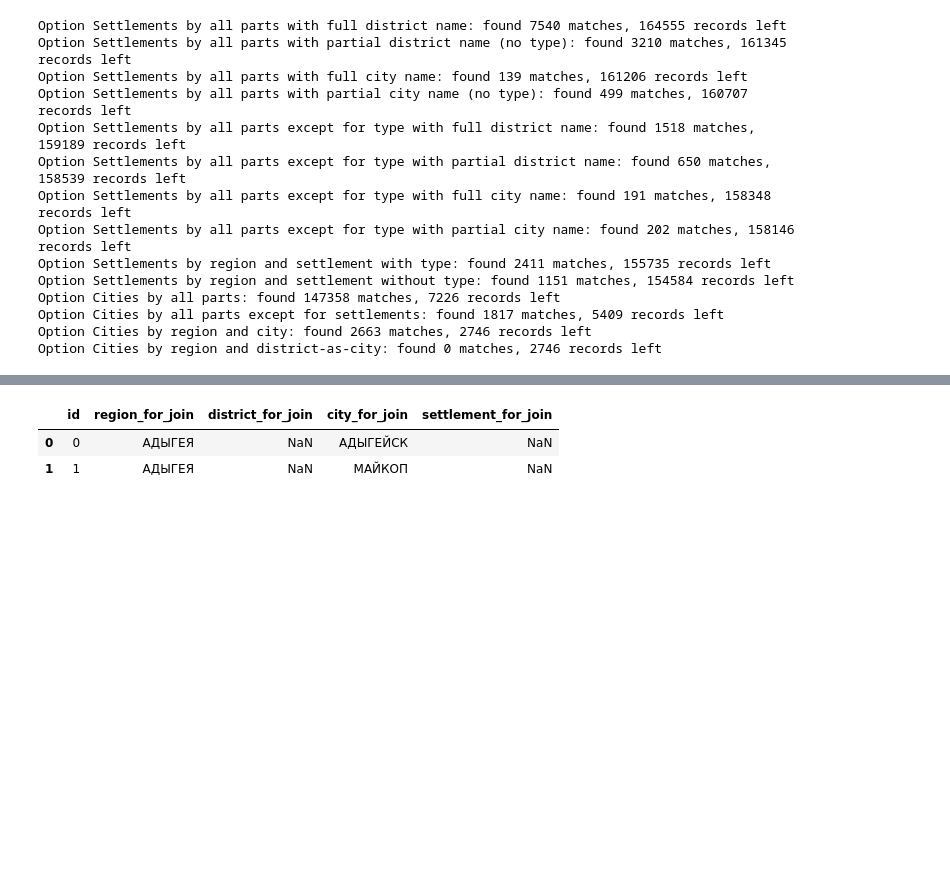
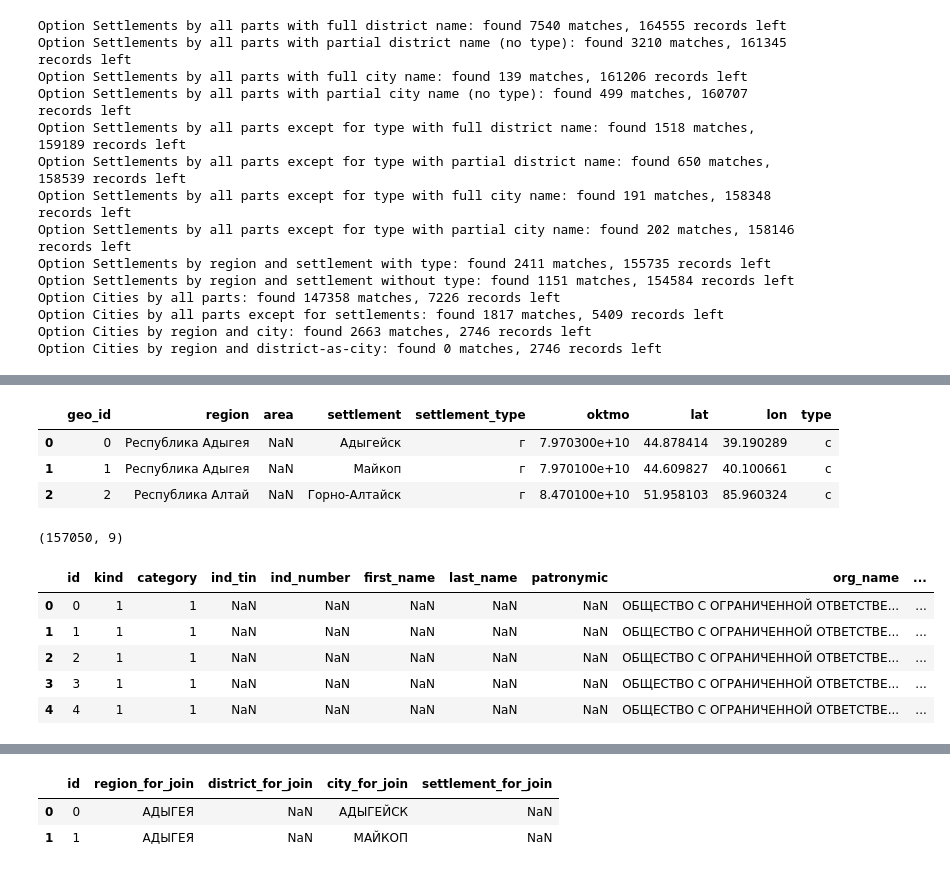
Before and after one commit to PavelSyomin/ru-smb-companies, a Jupyter notebook: Post Processing.ipynb, the cells around one changed output, grey strips where cells are left out. Saved outputs shown, nothing was run; the diff lists cells and outputs as text; code cells hidden in the pictures; blank space fills up the shorter version.

Commit message:
Add code to join companies with geodata

```diff
--- a/Post Processing.ipynb
+++ b/Post Processing.ipynb
@@ -489,0 +402,59 @@ mappings
+# %%
+def join_area_and_type(a, t):
+    if pd.isna(a) or pd.isna(t):
+        return np.nan
+
+    if t == "г":
+        return f"Город {a}"
+    elif t == "р-н":
+        return f"{a} район"
+    elif t == "у":
+        return f"{a} улус"
+    else:
+        return a
+
+
+geodata_c = cities[["id", "region", "region_type", "area", "area_type", "city", "city_type", "settlement", "settlement_type", "oktmo", "geo_lat", "geo_lon"]].copy()
+geodata_c["settlement"] = cities["settlement"].combine_first(cities["city"]).combine_first(cities["area"]).reset_index(drop=True)
+geodata_c.loc[geodata_c["area_type"] == "г", "area"] = np.nan
+geodata_c["area"] = geodata_c[["area", "area_type"]].apply(lambda x: join_area_and_type(x[0], x[1]), axis=1)
+
+regions_c_s = pd.DataFrame({
+    "region": geodata_c["region"].unique(),
+    "region_norm": [
+        process.extractOne(r, geodata_s["region"].unique(), scorer=fuzz.token_set_ratio)[0]
+        for r in geodata_c["region"].unique()]
+})
+
+geodata_c = geodata_c.merge(regions_c_s, how="left")
+geodata_c["region"] = geodata_c["region_norm"]
+geodata_c["geosource_type"] = "c"
+geodata_c["settlement_type"] = "г"
+geodata_c.rename(columns={
+    "id": "geo_id",
+    "geo_lat": "lat",
+    "geo_lon": "lon",
+    "geosource_type": "type",
+}, inplace=True)
+geodata_c.drop(columns=["region_type", "area_type", "city", "city_type", "region_norm"], inplace=True)
+geodata_c.head(3)
+# %% [output]
+|  | geo_id | region | area | settlement | settlement_type | oktmo | lat | lon | type |
+| 0 | 0 | Республика Адыгея | NaN | Адыгейск | г | 7.970300e+10 | 44.878414 | 39.190289 | c |
+| 1 | 1 | Республика Адыгея | NaN | Майкоп | г | 7.970100e+10 | 44.609827 | 40.100661 | c |
+| 2 | 2 | Республика Алтай | NaN | Горно-Алтайск | г | 8.470100e+10 | 51.958103 | 85.960324 | c |
+# %%
+geodata = pd.concat((geodata_c, geodata_s))
+geodata.shape
+# %% [output]
+(157050, 9)
+# %%
+rsmp = rsmp_with_geo_ids.merge(geodata, how="left", on=["geo_id", "type"])
+rsmp.head()
+# %% [output]
+|  | id | kind | category | ind_tin | ind_number | first_name | last_name | patronymic | org_name | ... |
+| 0 | 0 | 1 | 1 | NaN | NaN | NaN | NaN | NaN | ОБЩЕСТВО С ОГРАНИЧЕННОЙ ОТВЕТСТВЕ... | ... |
+| 1 | 1 | 1 | 1 | NaN | NaN | NaN | NaN | NaN | ОБЩЕСТВО С ОГРАНИЧЕННОЙ ОТВЕТСТВЕ... | ... |
+| 2 | 2 | 1 | 1 | NaN | NaN | NaN | NaN | NaN | ОБЩЕСТВО С ОГРАНИЧЕННОЙ ОТВЕТСТВЕ... | ... |
+| 3 | 3 | 1 | 1 | NaN | NaN | NaN | NaN | NaN | ОБЩЕСТВО С ОГРАНИЧЕННОЙ ОТВЕТСТВЕ... | ... |
+| 4 | 4 | 1 | 1 | NaN | NaN | NaN | NaN | NaN | ОБЩЕСТВО С ОГРАНИЧЕННОЙ ОТВЕТСТВЕ... | ... |
```
Also changed, not shown: parts of 19 cells of this notebook.
